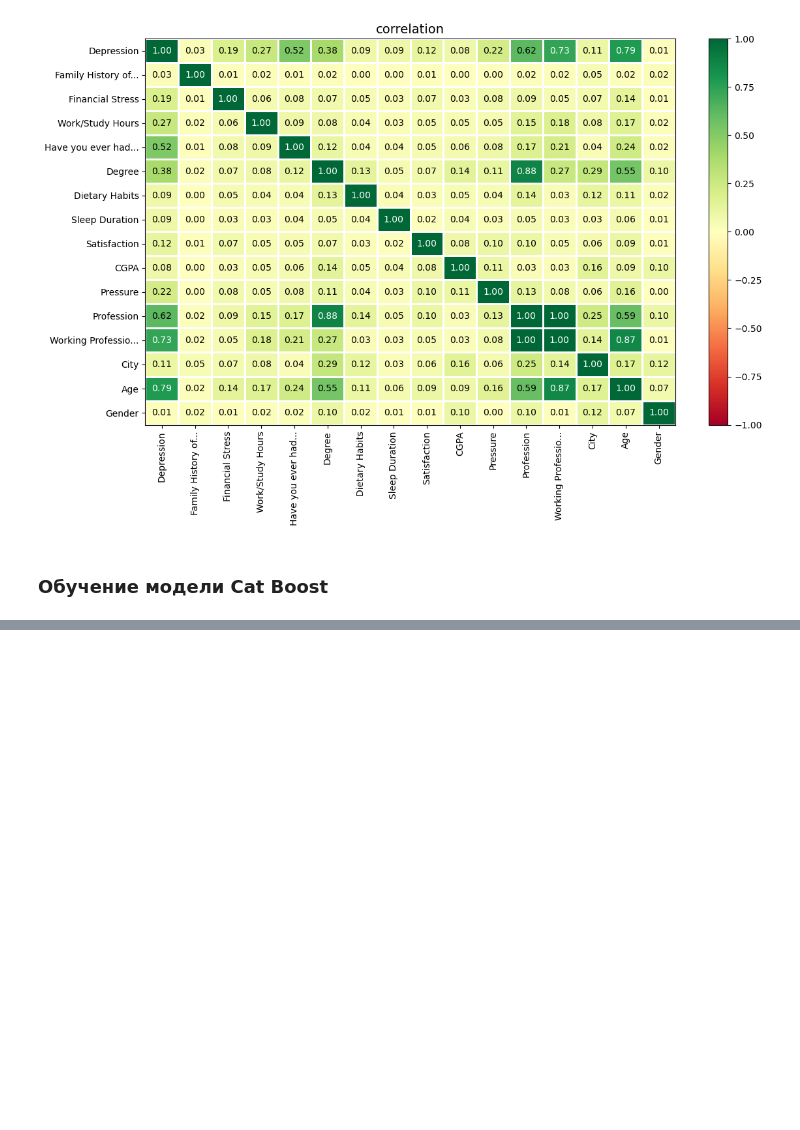
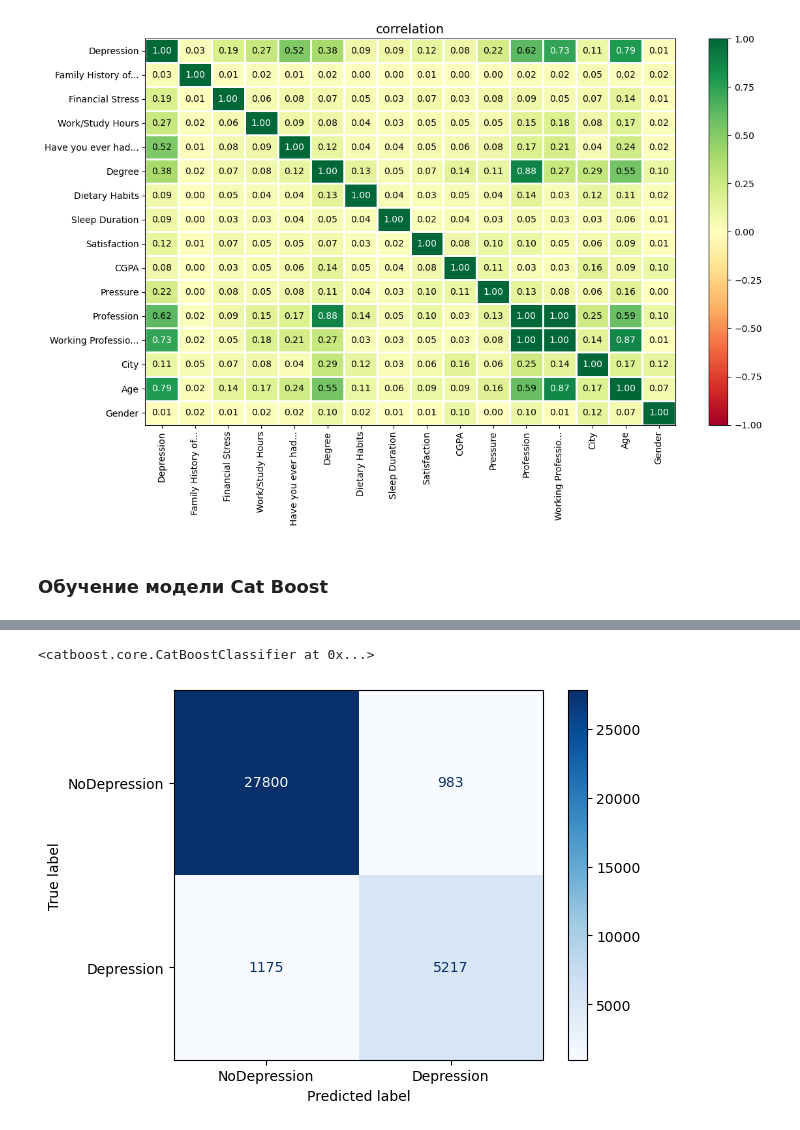
Before and after one commit to EgorKirillov2023/Exploring-Mental-Health-Data, a Jupyter notebook: Exploring_Mental_Health_Data.ipynb, the cells around one changed output, grey strips where cells are left out. Cells and saved outputs as stored; diff of their text form; code cells hidden in the pictures; blank space fills up the shorter version.

Commit message:
Удалены лишние импорты. Добавлена матрица ошибок

```diff
--- a/Exploring_Mental_Health_Data.ipynb
+++ b/Exploring_Mental_Health_Data.ipynb
@@ -110,15 +106,15 @@ def map_sleep_duration(value):
         '10-11 hours': 10,
         '45': 4,
         '8-9 hours': 8,
-        '10-6 hours': 7,
-        '9-5': 8,
+        '10-6 hours': 8,
+        '9-5': 7,
         '3-6 hours': 5,
         'than 5 hours': 6,
-        '9-6 hours': 8,
+        '9-6 hours': 7,
         '8 hours': 8,
         '1-3 hours': 3,
         '1-2 hours': 2,
-        '9-5 hours': 6
+        '9-5 hours': 7
     }
     return mapping.get(value, np.nan)
 # %%
@@ -168,10 +164,10 @@ def fill_missing_values(df):
         df['Sleep Duration'] = df['Sleep Duration'].fillna(mean)
 
     # Заполнение столбца CGPA только для студентов
-    if 'CGPA' in df and 'Working Professional or Student' in df:
-        median = df[df['Profession'] == 'Student']['CGPA'].median()
-        df[df['Working Professional or Student'] == 'Student'] = df[df['Working Professional or Student'] == 'Student'].fillna(median)
-    return df
+        if 'CGPA' in df and 'Working Professional or Student' in df:
+            median = df[df['Profession'] == 'Student']['CGPA'].median()
+            df.loc[df['Working Professional or Student'] == 'Student', 'CGPA'] = (df.loc[df['Working Professional or Student'] == 'Student', 'CGPA'].fillna(median))
+        return df
 # %%
 # Применение всех функций
 def preprocess_data(df):
@@ -348,7 +344,17 @@ print(study.best_value)
 # %%
-# Обучение модели с подобранными параметрами и предсказание
+# Обучение модели с подобранными параметрами
 model = CatBoostClassifier(**params)
 model.fit(X_train, y_train, eval_set=(X_test, y_test), early_stopping_rounds=50, verbose=False)
-
-test_preds = model.predict(copy_test)
+# %% [output]
+<catboost.core.CatBoostClassifier at 0x...>
+# %%
+# Построим матрицу ошибок, чтобы наглядно увидеть какие ошибки и в каком количестве совершает модель
+y_pred = model.predict(X_test)
+
+cm = confusion_matrix(y_test, y_pred, labels=[0,1])
+disp = ConfusionMatrixDisplay(confusion_matrix=cm, display_labels=['NoDepression','Depression'])
+disp.plot(cmap=plt.cm.Blues)
+plt.show()
+# %% [output]
+[figure, added]
 # %%
```
Also changed, not shown: parts of 5 cells of this notebook, 1 other file.
